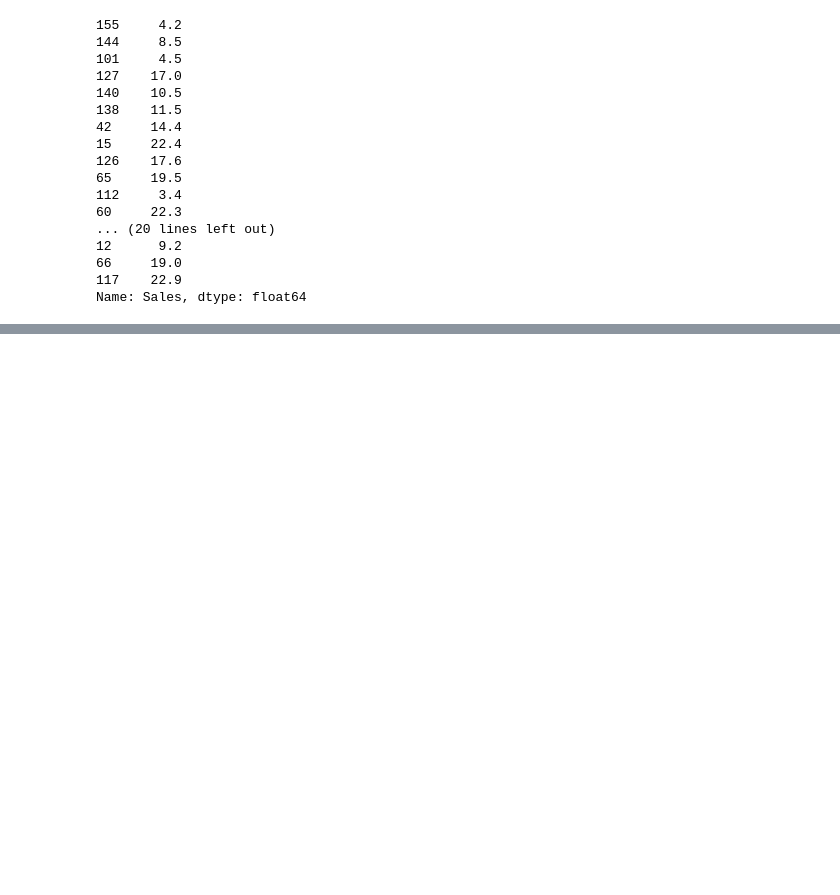
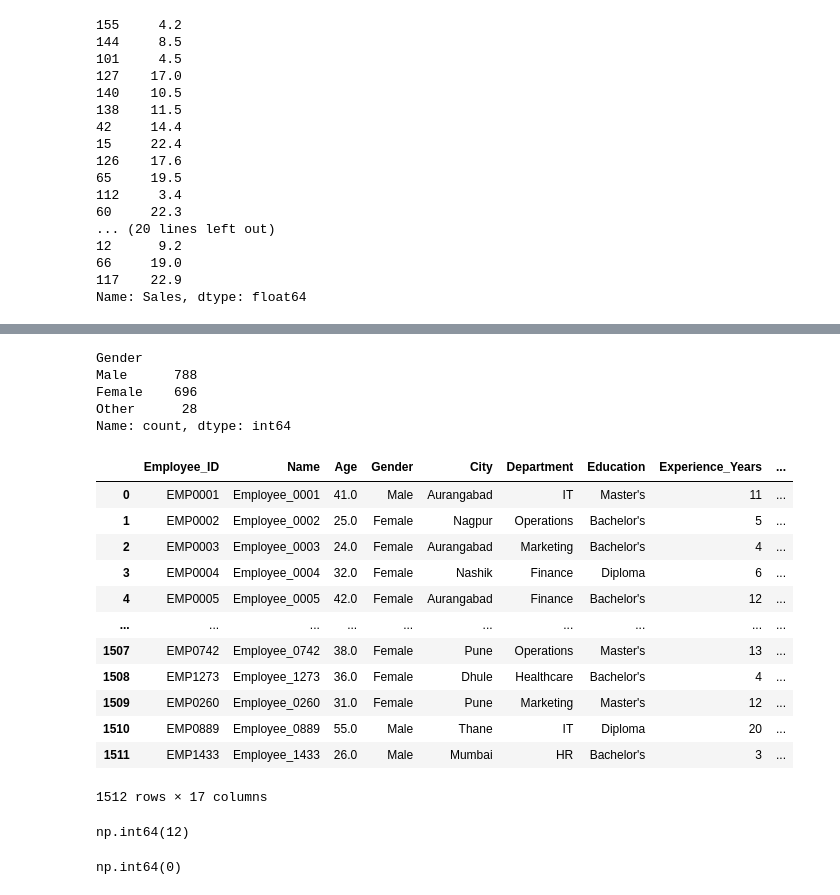
Before and after one commit to roshan-pardeshi/machine-learning, a Jupyter notebook: machine learning/Untitled.ipynb, the cells around one changed output, grey strips where cells are left out. Cells and saved outputs as stored; diff of their text form; code cells hidden in the pictures; blank space fills up the shorter version.

```diff
--- a/machine learning/Untitled.ipynb
+++ b/machine learning/Untitled.ipynb
@@ -143,0 +231,4 @@ Name: Sales, dtype: float64
+# %%
+df["City"]=df["City"].apply(lambda x:x.capitalize())
+# %%
+df["City"]=df["City"].str.strip()
@@ -143,0 +248,32 @@ Name: Sales, dtype: float64
+# %%
+df["Gender"] = df["Gender"].apply(lambda x:x.capitalize())
+# %%
+df["Gender"] = df["Gender"].str.strip()
+# %%
+df["Gender"].value_counts()
+# %% [output]
+Gender
+Male      788
+Female    696
+Other      28
+Name: count, dtype: int64
+# %%
+df
+# %% [output]
+|  | Employee_ID | Name | Age | Gender | City | Department | Education | Experience_Years | ... |
+| 0 | EMP0001 | Employee_0001 | 41.0 | Male | Aurangabad | IT | Master's | 11 | ... |
+| 1 | EMP0002 | Employee_0002 | 25.0 | Female | Nagpur | Operations | Bachelor's | 5 | ... |
+| 2 | EMP0003 | Employee_0003 | 24.0 | Female | Aurangabad | Marketing | Bachelor's | 4 | ... |
+| 3 | EMP0004 | Employee_0004 | 32.0 | Female | Nashik | Finance | Diploma | 6 | ... |
+| 4 | EMP0005 | Employee_0005 | 42.0 | Female | Aurangabad | Finance | Bachelor's | 12 | ... |
+| ... | ... | ... | ... | ... | ... | ... | ... | ... | ... |
+| 1507 | EMP0742 | Employee_0742 | 38.0 | Female | Pune | Operations | Master's | 13 | ... |
+| 1508 | EMP1273 | Employee_1273 | 36.0 | Female | Dhule | Healthcare | Bachelor's | 4 | ... |
+| 1509 | EMP0260 | Employee_0260 | 31.0 | Female | Pune | Marketing | Master's | 12 | ... |
+| 1510 | EMP0889 | Employee_0889 | 55.0 | Male | Thane | IT | Diploma | 20 | ... |
+| 1511 | EMP1433 | Employee_1433 | 26.0 | Male | Mumbai | HR | Bachelor's | 3 | ... |
+1512 rows × 17 columns
+# %%
+df.duplicated().sum()
+# %% [output]
+np.int64(12)
@@ -143,0 +282,4 @@ Name: Sales, dtype: float64
+# %%
+df.duplicated().sum()
+# %% [output]
+np.int64(0)
```
Also changed, not shown: parts of 22 cells of this notebook, 1 other file.
